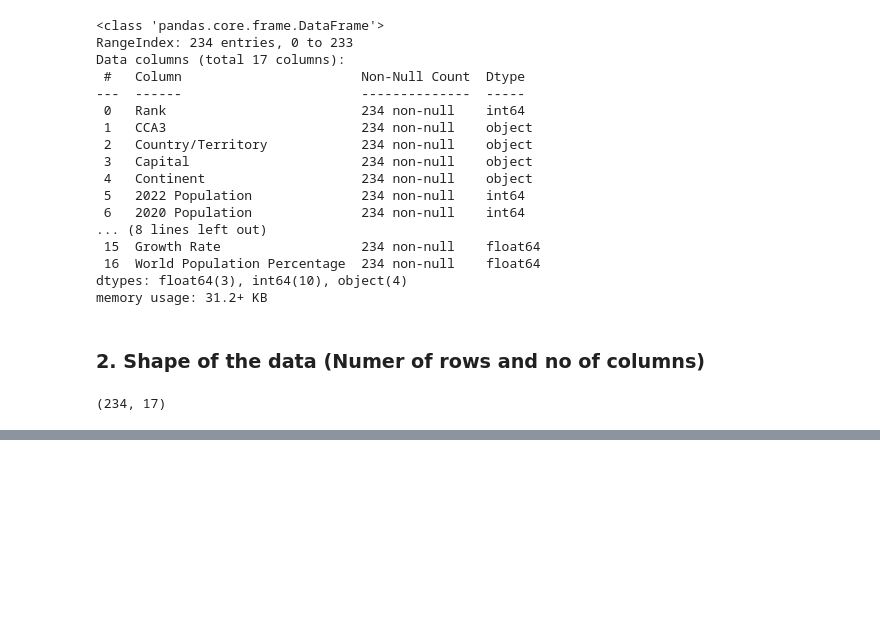
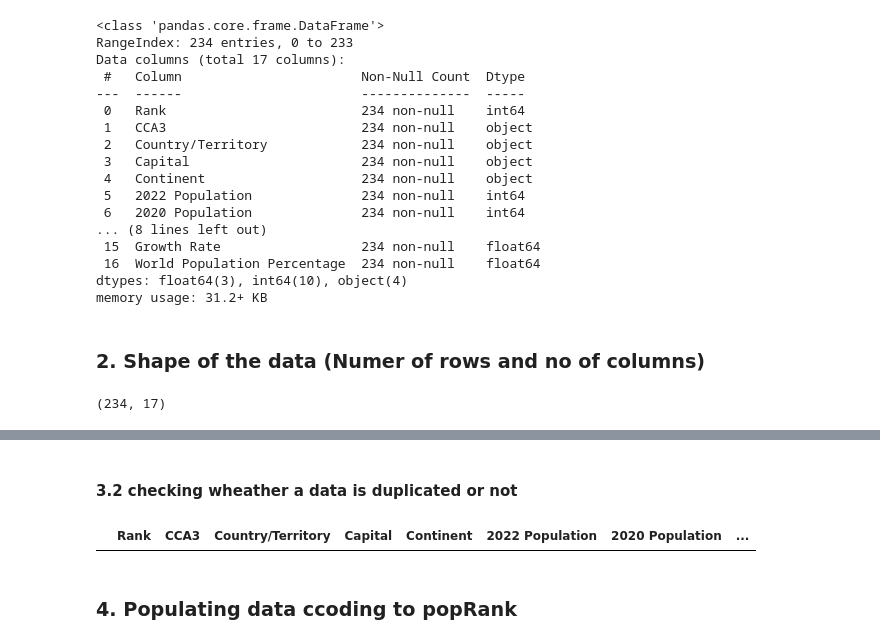
Before and after one commit to pradeepkhadka505/Skilearn-MachineLearning, a Jupyter notebook: Pandas_DataAnalysis/2022-World-Pouplation-DataAnalysis.ipynb, the cells around one changed output, grey strips where cells are left out. Cells and saved outputs as stored; diff of their text form; code cells hidden in the pictures; blank space fills up the shorter version.

```diff
--- a/Pandas_DataAnalysis/Untitled.ipynb
+++ b/Pandas_DataAnalysis/2022-World-Pouplation-DataAnalysis.ipynb
@@ -16,6 +16,7 @@ import seaborn as sns
 # %% [markdown]
 ### Let's access world popultions datasets from data set's folder
 # %%
-world_pop = pd.read_csv('./Datasets/world_population.csv')
+world_pop = pd.read_csv('./Datasets/world_population.csv', index_col='Rank')
 
 world_pop
+world_pop.index.names = ['PopRank']
@@ -108,0 +119,8 @@ world_pop.corr() # 1 show tthe perfect corelations
+# %% [markdown]
+#### 3.2 checking wheather a data is duplicated or not
+# %%
+world_pop[world_pop.duplicated()]  #No data duplication is found
+# %% [output]
+|  | Rank | CCA3 | Country/Territory | Capital | Continent | 2022 Population | 2020 Population | ... |
+# %% [markdown]
+### 4. Populating data ccoding to popRank
```
Also changed, not shown: parts of 3 cells of this notebook.
